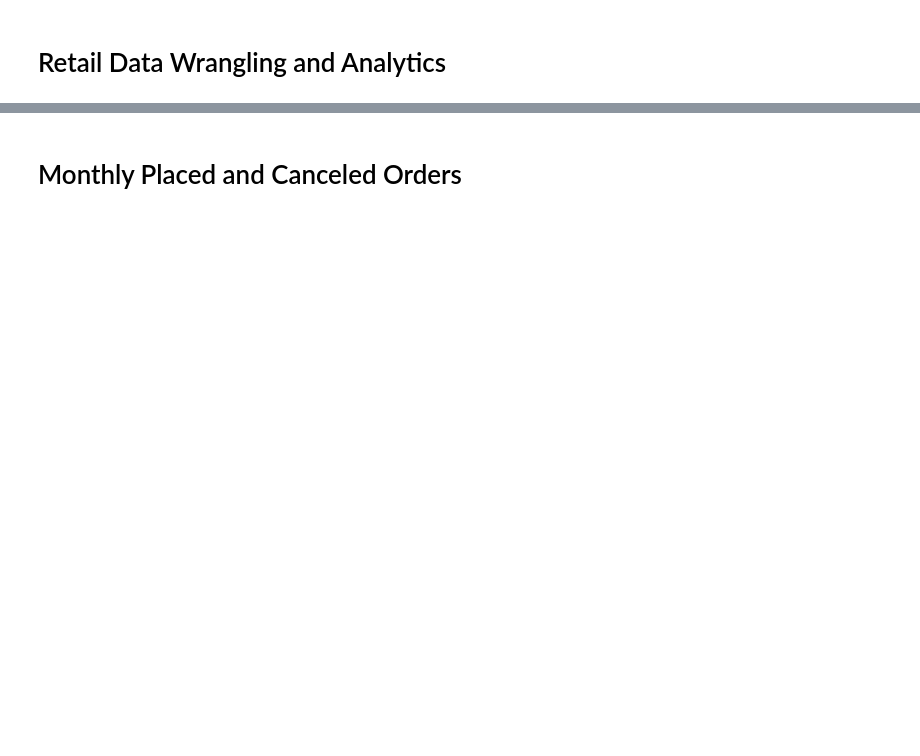
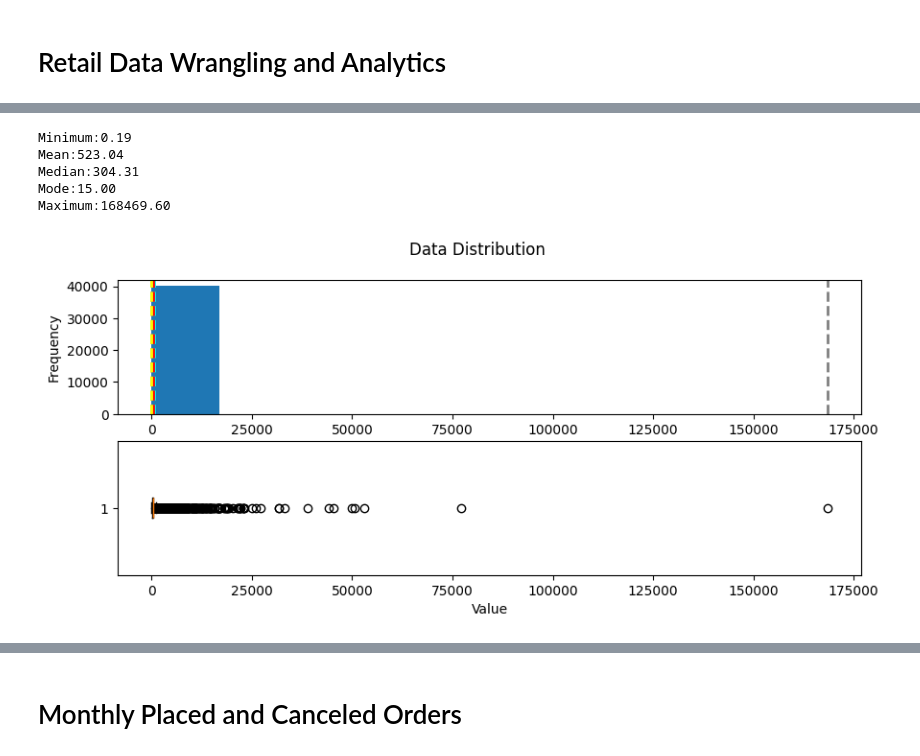
Before and after one commit to jarviscanada/jarvis_data_eng_AhmedAmer, a Jupyter notebook: python_data_analytics/retail_data_wrangling_template.ipynb, the cells around one changed output, grey strips where cells are left out. Drawn from its saved outputs; the diff is of its cells as text; code cells hidden in the pictures; blank space fills up the shorter version.

```diff
--- a/python_data_analytics/retail_data_wrangling_template.ipynb
+++ b/python_data_analytics/retail_data_wrangling_template.ipynb
@@ -102,0 +71,3 @@ retail_df_invoice_amount.head(15)
+# %%
+# Let's also get rid of any invoices with letters, as they are special cases
+retail_df_invoice_amount = retail_df_invoice_amount[~retail_df_invoice_amount['invoice_no'].str.contains("\D", regex=True)]
@@ -103,2 +79,42 @@ retail_df_invoice_amount.head(15)
+# %%
+invoice_values = retail_df_invoice_amount.groupby('invoice_no')['transaction_total'].sum()
+# %%
+# We want to show the distribution of invoice amount column with information about the median, mean, mode, min and max
+# Create a function that we can re-use for showing distribution - make sure plt is imported
+def show_distribution(var_data):
+    min_val = var_data.min()
+    max_val = var_data.max()
+    mean_val = var_data.mean()
+    med_val = var_data.median()
+    mod_val = var_data.mode()[0]
+
+    print('Minimum:{:.2f}\nMean:{:.2f}\nMedian:{:.2f}\nMode:{:.2f}\nMaximum:{:.2f}\n'.
+          format(min_val, mean_val, med_val, mod_val, max_val))
+
+
+    fig, ax = plt.subplots(2, 1, figsize = (10,4))
+    ax[0].hist(var_data)
+    ax[0].set_ylabel('Frequency')
+    ax[0].axvline(x=min_val, color = 'gray', linestyle='dashed', linewidth = 2)
+    ax[0].axvline(x=mean_val, color = 'cyan', linestyle='dashed', linewidth = 2)
+    ax[0].axvline(x=med_val, color = 'red', linestyle='dashed', linewidth = 2)
+    ax[0].axvline(x=mod_val, color = 'yellow', linestyle='dashed', linewidth = 2)
+    ax[0].axvline(x=max_val, color = 'gray', linestyle='dashed', linewidth = 2)
+
+    ax[1].boxplot(var_data, vert=False)
+    ax[1].set_xlabel('Value')
+
+    fig.suptitle('Data Distribution')
+
+    plt.show()
+# %%
+show_distribution(invoice_values)
+# %% [output]
+Minimum:0.19
+Mean:523.04
+Median:304.31
+Mode:15.00
+Maximum:168469.60
+[figure, added]
 # %%
 # We want to remove outliers and draw the distribution for the first 85 quantiles
```
Also changed, not shown: parts of 15 cells of this notebook.
